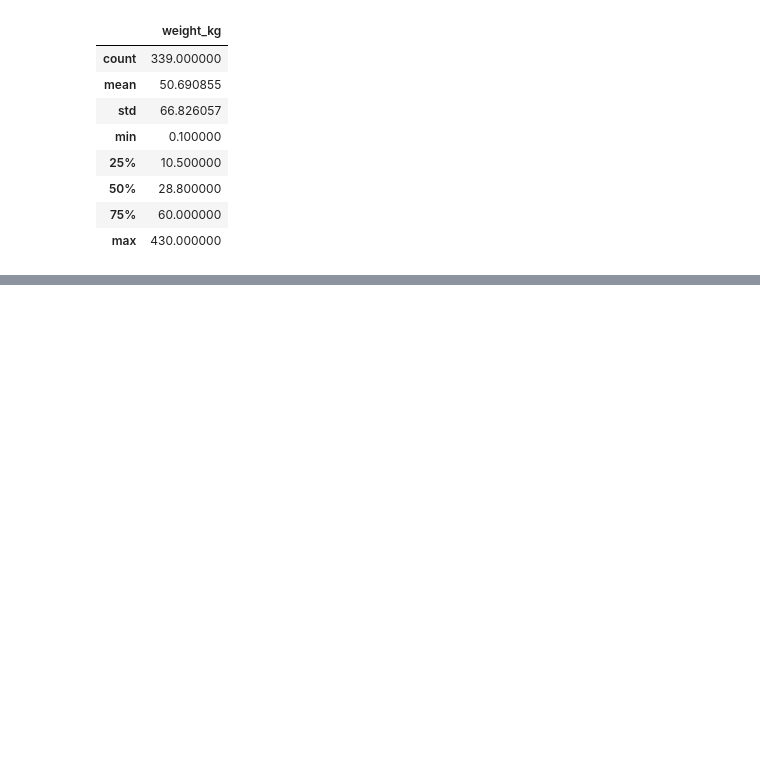
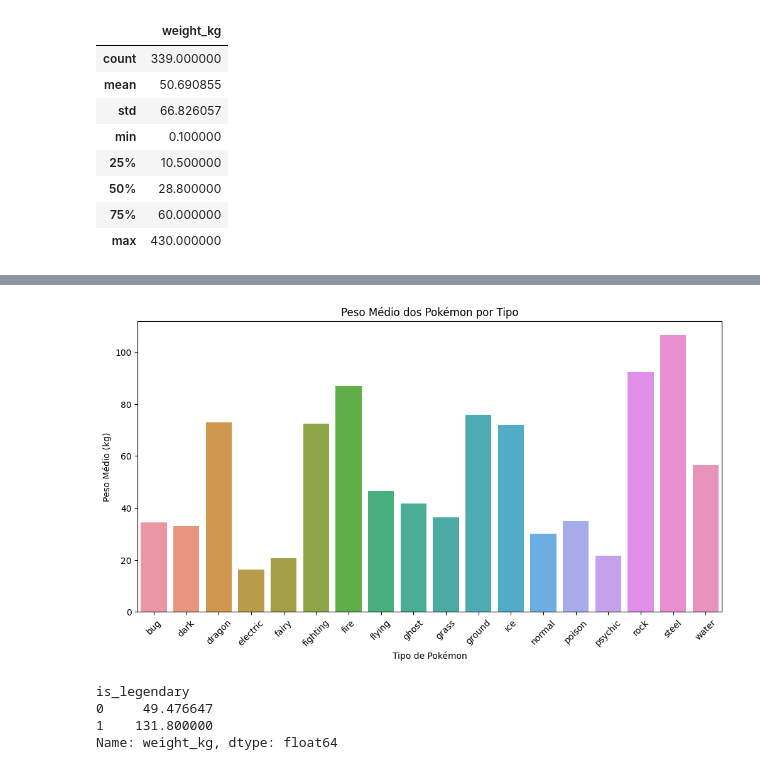
Before and after one commit to Danilosauro/Pokemon_Dataset_Analysis, a Jupyter notebook: Kaggle_Analysis_Pokemon_Dataset.ipynb, the cells around one changed output, grey strips where cells are left out. Saved outputs shown, nothing was run; the diff lists cells and outputs as text; code cells hidden in the pictures; blank space fills up the shorter version.

```diff
--- a/Kaggle_Analysis_Pokemon_Dataset.ipynb
+++ b/Kaggle_Analysis_Pokemon_Dataset.ipynb
@@ -103,4 +103,4 @@ pokemons.duplicated()
 800    False
 Length: 801, dtype: bool
 # %%
-pokemons.drop_duplicates()
+pokemons = pokemons.drop_duplicates()
@@ -274,3 +260,6 @@ peso.describe()
 | 50% | 28.800000 |
 | 75% | 60.000000 |
 | max | 430.000000 |
+# %%
+peso_por_tipo = pokemons.groupby('type1')['weight_kg'].mean()
+peso_por_tipo
@@ -276,0 +287,18 @@ peso.describe()
+# %%
+plt.figure(figsize=(12, 6))
+sns.barplot(x=peso_por_tipo.index, y=peso_por_tipo.values)
+plt.xticks(rotation=45)
+plt.xlabel('Tipo de Pokémon')
+plt.ylabel('Peso Médio (kg)')
+plt.title('Peso Médio dos Pokémon por Tipo')
+plt.show()
+# %% [output]
+[figure, added]
+# %%
+peso_por_lendarios = pokemons.groupby('is_legendary')['weight_kg'].mean()
+peso_por_lendarios
+# %% [output]
+is_legendary
+0     49.476647
+1    131.800000
+Name: weight_kg, dtype: float64
```
Also changed, not shown: parts of 6 cells of this notebook.
